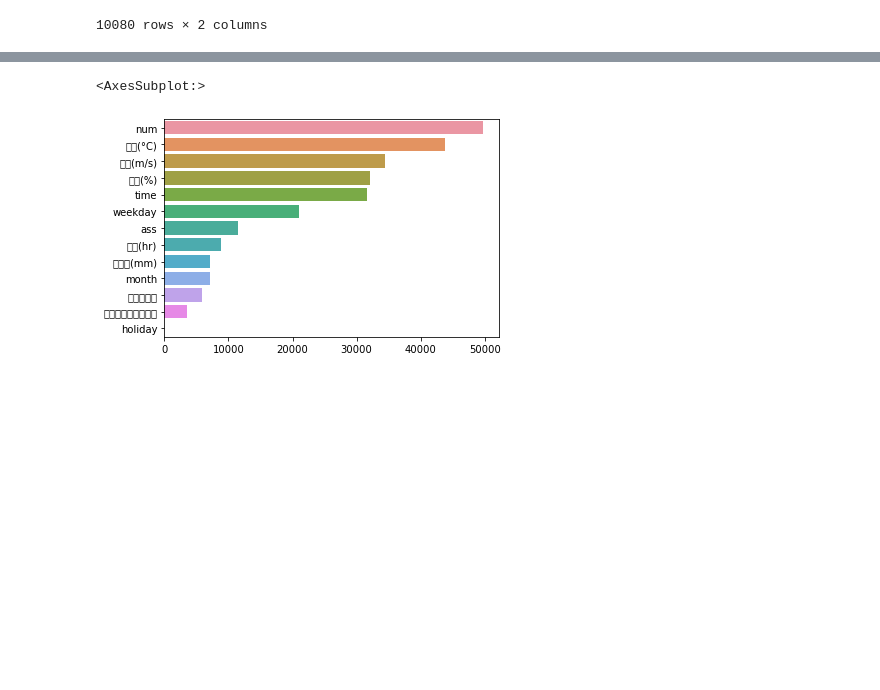
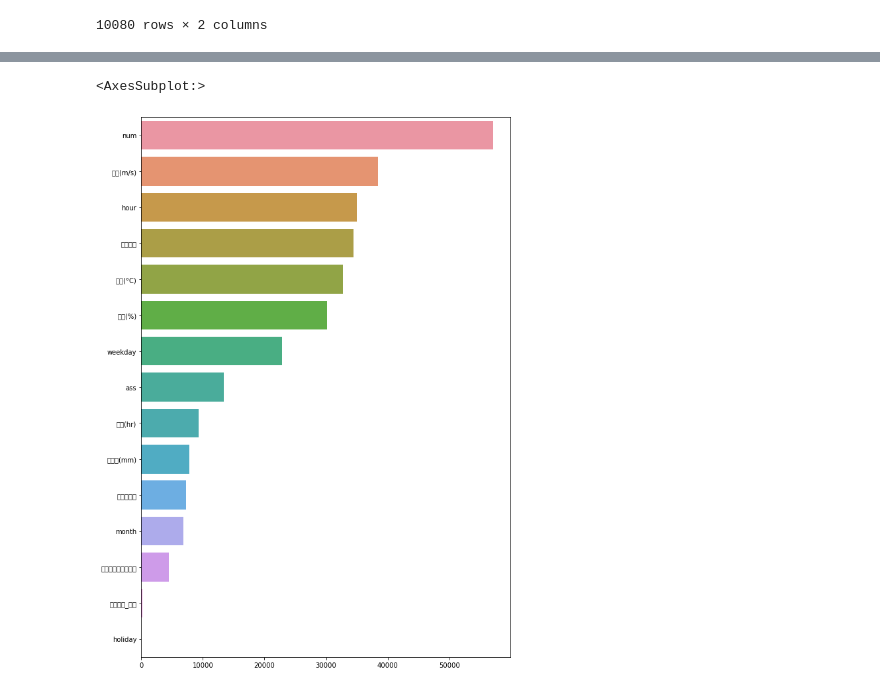
Before and after one commit to hhh6593/TIL, a Jupyter notebook: 전략수요예측_분석.ipynb, the cells around one changed output, grey strips where cells are left out. Saved outputs shown, nothing was run; the diff lists cells and outputs as text; code cells hidden in the pictures; blank space fills up the shorter version.

Commit message:
전력사용량 예측

```diff
--- a/전략수요예측_분석.ipynb
+++ b/전략수요예측_분석.ipynb
@@ -145,18 +151,15 @@ sns.distplot(train['전력사용량(kWh)'])
 # %% [output]
 <AxesSubplot:xlabel='전력사용량(kWh)', ylabel='Density'>
 [figure]
-# %%
-def time(x):
-    return int(x[-2:])
-train['time']=train['date_time'].apply(lambda x: time(x))
-test['time']=test['date_time'].apply(lambda x: time(x))
 # %%
 train['date_time'] = pd.to_datetime(train['date_time'])
 train['month'] = train['date_time'].dt.month
 train['weekday'] = train['date_time'].dt.weekday
+train['hour'] = train['date_time'].dt.hour
 test['date_time'] = pd.to_datetime(test['date_time'])
 test['month'] = test['date_time'].dt.month
 test['weekday'] = test['date_time'].dt.weekday
+test['hour'] = test['date_time'].dt.hour
 # %%
 def holiday(x):
     if str(x.date()) == '2020-06-06':
@@ -204,13 +213,13 @@ xgb = XGBRegressor(learning_rate=0.1, n_estimators=10000, colsample_bytree=0.5,
 # %%
-kf = KFold(n_splits=5, shuffle=True, random_state=42)
-i = 0
-result2 = 0
-best_score = 0
-for train_idx, test_idx in kf.split(train2, train['전력사용량(kWh)']):
-    x_train, x_val = train2.iloc[train_idx], train2.iloc[test_idx]
-    y_train, y_val = train['전력사용량(kWh)'][train_idx], train['전력사용량(kWh)'][test_idx]
-    xgb.fit(x_train, y_train, eval_set=[(x_train, y_train), (x_val, y_val)], verbose=50, early_stopping_rounds=100)
-    best_socre = xgb.best_score/5
-    result2 += li.predict(test2)/5
-    i += 1
-    print(f'----------------------------------------n_fold:{i}----------------------------------------')
+# kf = KFold(n_splits=5, shuffle=True, random_state=42)
+# i = 0
+# result2 = 0
+# best_score = 0
+# for train_idx, test_idx in kf.split(train2, train['전력사용량(kWh)']):
+#     x_train, x_val = train2.iloc[train_idx], train2.iloc[test_idx]
+#     y_train, y_val = train['전력사용량(kWh)'][train_idx], train['전력사용량(kWh)'][test_idx]
+#     xgb.fit(x_train, y_train, eval_set=[(x_train, y_train), (x_val, y_val)], verbose=50, early_stopping_rounds=100)
+#     best_socre = xgb.best_score/5
+#     result2 += li.predict(test2)/5
+#     i += 1
+#     print(f'----------------------------------------n_fold:{i}----------------------------------------')
@@ -229,7 +234,7 @@ best_score = 0
 for train_idx, test_idx in kf.split(train2, train['전력사용량(kWh)']):
     x_train, x_val = train2_scaled.iloc[train_idx], train2_scaled.iloc[test_idx]
     y_train, y_val = train['전력사용량(kWh)'][train_idx], train['전력사용량(kWh)'][test_idx]
-    li.fit(x_train, y_train, eval_set=[(x_train, y_train), (x_val, y_val)], verbose=50, early_stopping_rounds=300)
+    li.fit(x_train, y_train, eval_set=[(x_val, y_val)], verbose=100, early_stopping_rounds=300)
     result2 += li.predict(test2_scaled)/5
     i += 1
     print(f'----------------------------------------n_fold:{i}----------------------------------------')
@@ -317,6 +315,7 @@ sub.to_csv('lgbm3_sub.csv', index=False)
 # %%
+plt.figure(figsize=(10,15))
 importance=pd.Series(li.feature_importances_, index=train2.columns).sort_values(ascending=False)
 sns.barplot(importance, importance.index)
 # %% [output]
 <AxesSubplot:>
-[figure, old version]
+[figure, new version]
```
Also changed, not shown: parts of 13 cells of this notebook.
